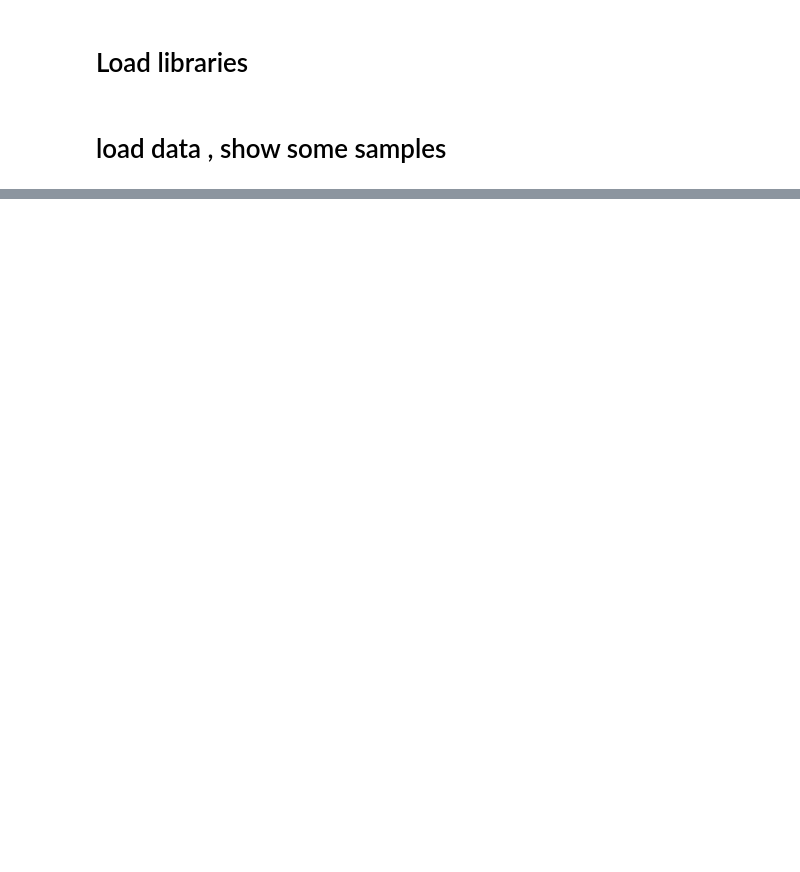
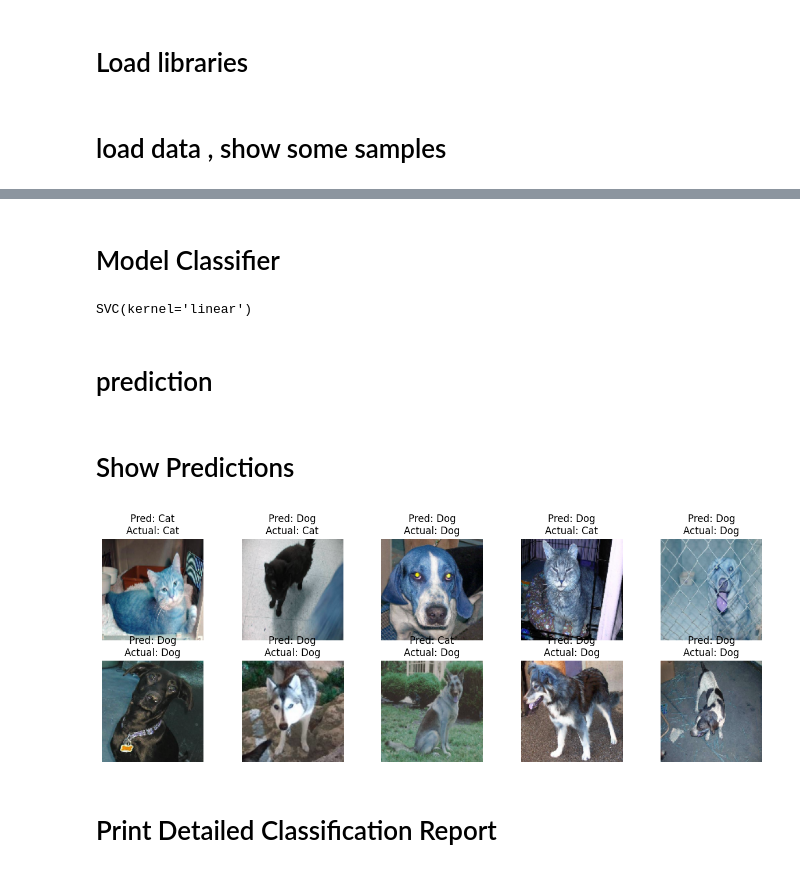
Before and after one commit to TeefAlfadhli/PRODIGY_ML_03, a Jupyter notebook: CatsVsDogs.ipynb, the cells around one changed output, grey strips where cells are left out. Drawn from its saved outputs; the diff is of its cells as text; code cells hidden in the pictures; blank space fills up the shorter version.

```diff
--- a/CatsVsDogs.ipynb
+++ b/CatsVsDogs.ipynb
@@ -41,0 +34,7 @@ plt.show()
+# %%
+# Convert to NumPy array
+images = np.array(images)
+
+images_scaler = MinMaxScaler() # the default range is [0,1]
+transformed = images_scaler.fit_transform(images)
+print('{}\n'.format(repr(transformed)))
@@ -41,0 +67,6 @@ plt.show()
+# %%
+labels = np.array([0 if 'dog' in file.lower() else 1 for file in filenames])
+
+print(f"Total images: {len(filenames)}")
+print(f"First 10 filenames: {filenames[:10]}")
+print(f"First 10 labels: {labels[:10]}")
@@ -41,0 +79,15 @@ plt.show()
+# %%
+features = np.array(images)
+# %%
+X_train, X_test, y_train, y_test = train_test_split(
+    features, labels, test_size=0.3, random_state=42
+)
+# %% [markdown]
+# Model Classifier
+# %%
+svm_model = SVC(kernel='linear')
+svm_model.fit(X_train, y_train)
+# %% [output]
+SVC(kernel='linear')
+# %% [markdown]
+# prediction
@@ -41,0 +96,14 @@ plt.show()
+# %% [markdown]
+# Show Predictions
+# %%
+plt.figure(figsize=(15, 5))
+for i in range(10):  # Show first 10 predictions
+    plt.subplot(2, 5, i+1)
+    plt.imshow(X_test[i].reshape(128, 128, 3).astype(np.uint8))
+    plt.title(f"Pred: {'Dog' if y_pred[i] == 0 else 'Cat'}\nActual: {'Dog' if y_test[i] == 0 else 'Cat'}")
+    plt.axis('off')
+plt.show()
+# %% [output]
+[figure, added]
+# %% [markdown]
+# Print Detailed Classification Report
```
Also changed, not shown: parts of 12 cells of this notebook.
